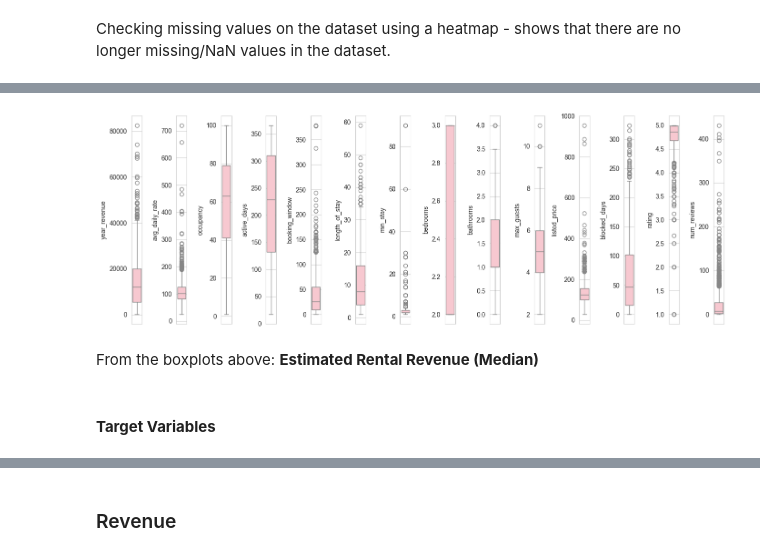
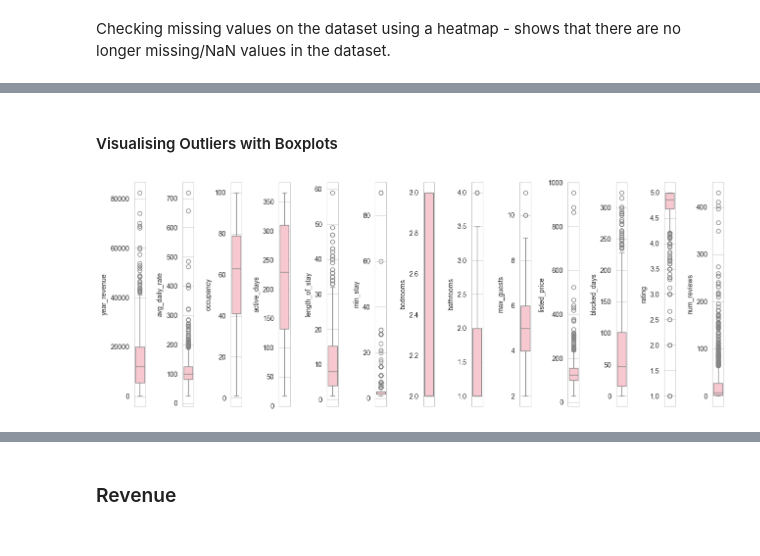
Before and after one commit to AvChilds/serviced_accommodation_ML_project, a Jupyter notebook: masters_assignment_1.ipynb, the cells around one changed output, grey strips where cells are left out. Cells and saved outputs as stored; diff of their text form; code cells hidden in the pictures.

```diff
--- a/masters_assignment_1.ipynb
+++ b/masters_assignment_1.ipynb
@@ -205,0 +221,2 @@ data.shape
+# %%
+data.drop(columns=['listing_id','booking_window','dynamic_pricing'],inplace=True )
@@ -228,3 +243 @@ It also appears that there are exactly the same number of missing values (110) f
-# %%
-data.drop(columns=['dynamic_pricing'], inplace=True)
 # %%
@@ -372 +419,3 @@ Checking missing values on the dataset using a heatmap - shows that there are no
+# %%
+data = data[data['bathrooms'] != 0].copy()
 # %% [markdown]
@@ -386,25 +423,22 @@ data.describe()
+# %% [markdown]
+#### Visualising Outliers with Boxplots
 # %%
 # Get numeric columns only, excluding 'listing_id'
-numeric_cols = data.select_dtypes(include='number').columns.drop('listing_id')
+numeric_cols = data.select_dtypes(include='number').columns
 l = numeric_cols.values
 # Set number of plots per row (columns of the figure grid)
-number_of_columns = len(l) # or 4, depending on layout preference
+number_of_columns = len(l)
 number_of_rows=1
 
 plt.figure(figsize=(number_of_columns, 5*number_of_rows))
 
 for i, col in enumerate(l):
     plt.subplot(number_of_rows, number_of_columns, i + 1)
     sns.set_style('whitegrid')
     sns.boxplot(data=data[col], color='pink', orient='v')
 
     plt.tight_layout()
 
 plt.show()
 # %% [output]
-[figure, old version]
+[figure, new version]
-# %% [markdown]
-From the boxplots above:
-**Estimated Rental Revenue (Median)**
-# %% [markdown]
-#### **Target Variables**
```
Also changed, not shown: parts of 85 cells of this notebook.
